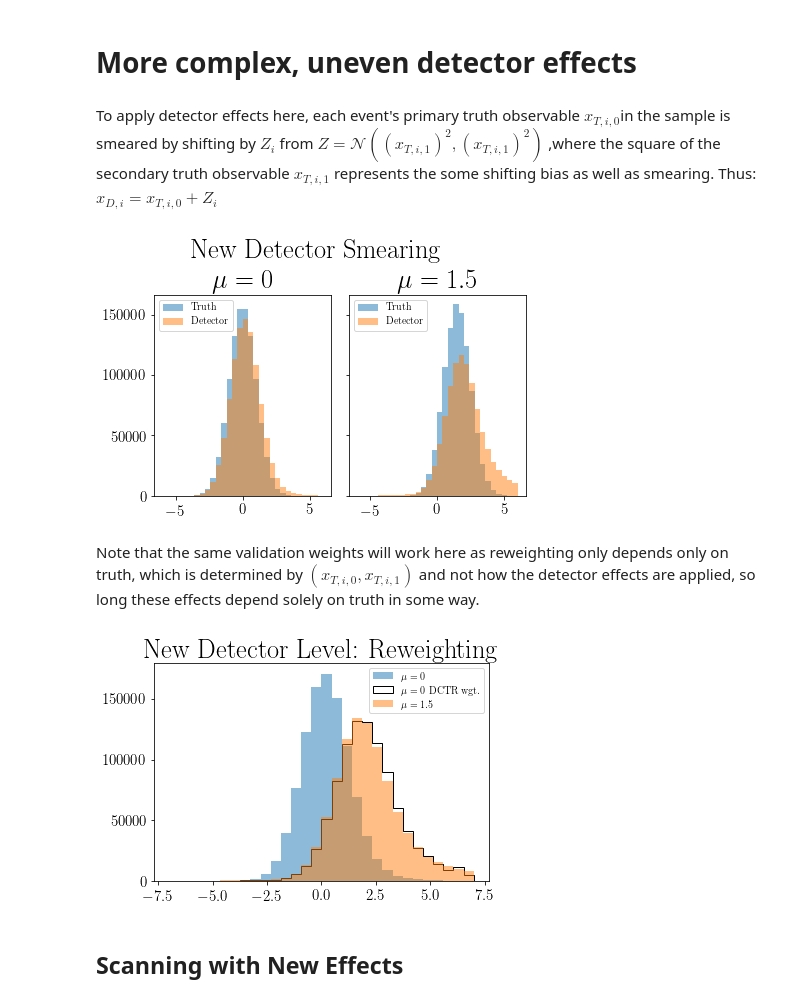
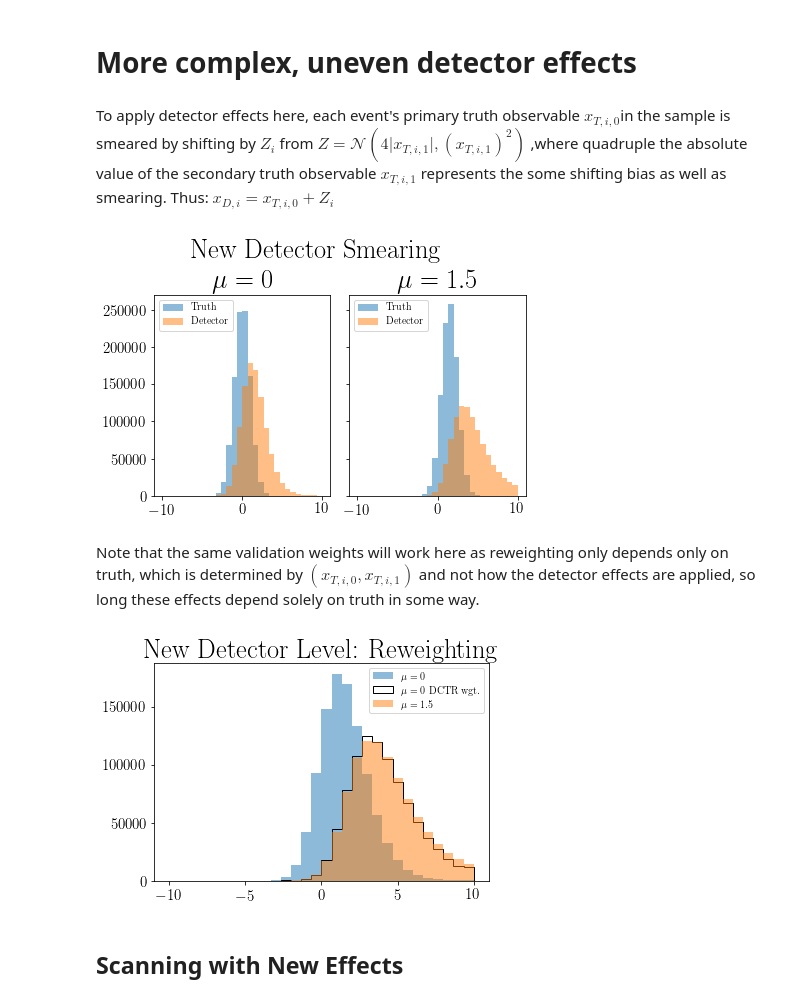
Before and after one commit to hep-lbdl/SRGN, a Jupyter notebook: GaussianExamples/GaussianAltFit-1D-ThetaDependentDetectorEffects.ipynb, the cells around one changed output. Cells and saved outputs as stored; diff of their text form; code cells hidden in the pictures.

```diff
--- a/GaussianExamples/GaussianAltFit-1D-ThetaDependentDetectorEffects.ipynb
+++ b/GaussianExamples/GaussianAltFit-1D-ThetaDependentDetectorEffects.ipynb
@@ -980,15 +983,17 @@ We can see that both the original DCTR Truth and Detector Levels are flatter tha
 # %% [markdown]
 # More complex, uneven detector effects
 # %% [markdown]
-To apply detector effects here, each event's primary truth observable $x_{T,i,0}$in the sample is smeared by shifting by $Z_{i}$ from $Z = \mathcal{N}((x_{T,i,1})^2,(x_{T,i,1})^2)$ ,where the square of the secondary truth observable $x_{T,i,1}$ represents the some shifting bias as well as smearing. Thus: $x_{D,i} = x_{T,i,0} + Z_{i}$
+To apply detector effects here, each event's primary truth observable $x_{T,i,0}$in the sample is smeared by shifting by $Z_{i}$ from $Z = \mathcal{N}(4\lvert x_{T,i,1}\rvert,(x_{T,i,1})^2)$ ,where quadruple the absolute value of the secondary truth observable $x_{T,i,1}$ represents the some shifting bias as well as smearing. Thus: $x_{D,i} = x_{T,i,0} + Z_{i}$
 # %%
 # Generate detector level by smearing truth
 
-X0_val_D_new = np.array([(x[0] + np.random.normal(x[1]**2, x[1]**2))
+X0_val_D_new = np.array([(x[0] + np.random.normal(4*abs(x[1]), x[1]**2))
                          for x in X0_val_T])  # Detector smearing
-X1_val_D_new = np.array([(x[0] + np.random.normal(x[1]**2, x[1]**2))
+X1_val_D_new = np.array([(x[0] + np.random.normal(4*abs(x[1]), x[1]**2))
                          for x in X1_val_T])  # Detector smearing
 # %%
+bins = np.linspace(-10, 10, 31)
+
 fig, axs = plt.subplots(1, 2, sharey=True, constrained_layout=True)
 fig.suptitle('New Detector Smearing')
 axs[0].set_title('$\mu=0$')
@@ -1001,25 +1006,25 @@ axs[1].hist(X1_val_D_new, bins=bins, alpha=0.5, label='Detector')
 axs[1].legend(prop=fontP, loc='upper left')
 fig.show()
 # %% [output]
-[figure, old version]
+[figure, new version]
 # %% [markdown]
 Note that the same validation weights will work here as reweighting only depends only on truth, which is determined by $(x_{T,i,0},x_{T,i,1})$ and not how the detector effects are applied, so long these effects depend solely on truth in some way.
 # %%
-bins = np.linspace(-7, 7, 31)
+bins = np.linspace(-10, 10, 31)
 plt.hist(X0_val_D_new, bins=bins, alpha=0.5, label=r'$\mu=0$')
 plt.hist(X0_val_D_new,
          bins=bins,
          label=r'$\mu=0$ DCTR wgt.',
          weights=weights_val,
          histtype='step',
          color='k')
 plt.hist(X1_val_D_new, bins=bins, alpha=0.5, label=r'$\mu={}$'.format(mu1))
 plt.legend(prop=fontP)
 plt.title("New Detector Level: Reweighting")
 #plt.savefig("GaussianAltFit-1D-ThetaDependentDetectorEffects-New-Detector-Level:Reweighting.png")
 plt.show()
 # %% [output]
-[figure, old version]
+[figure, new version]
 # %% [markdown]
 ## Scanning with New Effects
 # %%
```
Also changed, not shown: parts of 33 cells of this notebook.
